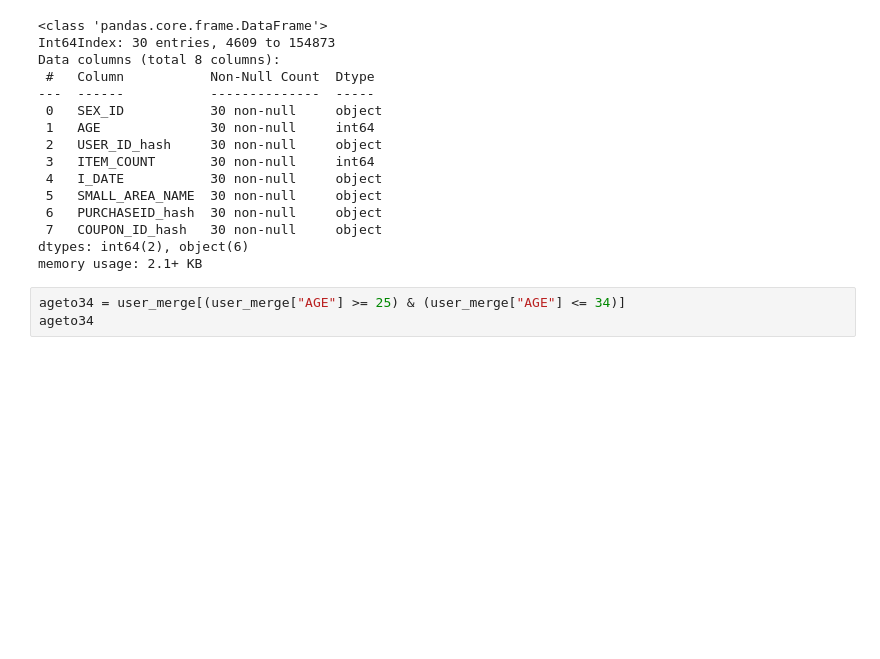
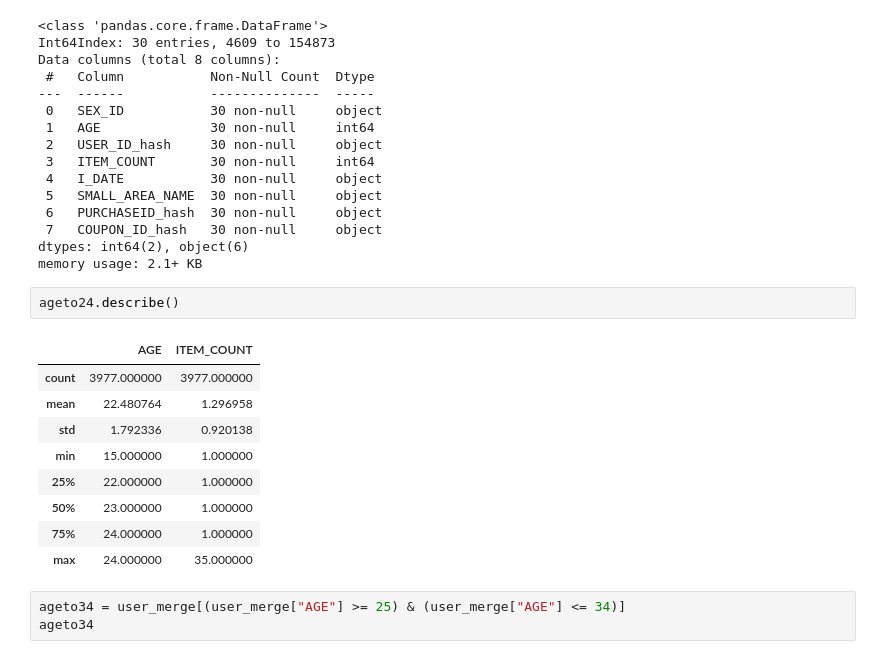
Before and after one commit to MarilynSasha/Marilyn-Capstone3, a Jupyter notebook: coupons.ipynb, the cells around one changed output. Cells and saved outputs as stored; diff of their text form; blank space fills up the shorter version.

```diff
--- a/coupons.ipynb
+++ b/coupons.ipynb
@@ -549,6 +549,18 @@ Data columns (total 8 columns):
  7   COUPON_ID_hash   30 non-null     object
 dtypes: int64(2), object(6)
 memory usage: 2.1+ KB
+# %%
+ageto24.describe()
+# %% [output]
+|  | AGE | ITEM_COUNT |
+| count | 3977.000000 | 3977.000000 |
+| mean | 22.480764 | 1.296958 |
+| std | 1.792336 | 0.920138 |
+| min | 15.000000 | 1.000000 |
+| 25% | 22.000000 | 1.000000 |
+| 50% | 23.000000 | 1.000000 |
+| 75% | 24.000000 | 1.000000 |
+| max | 24.000000 | 35.000000 |
 # %%
 ageto34 = user_merge[(user_merge["AGE"] >= 25) & (user_merge["AGE"] <= 34)]
 ageto34
```
Also changed, not shown: parts of 10 cells of this notebook.
